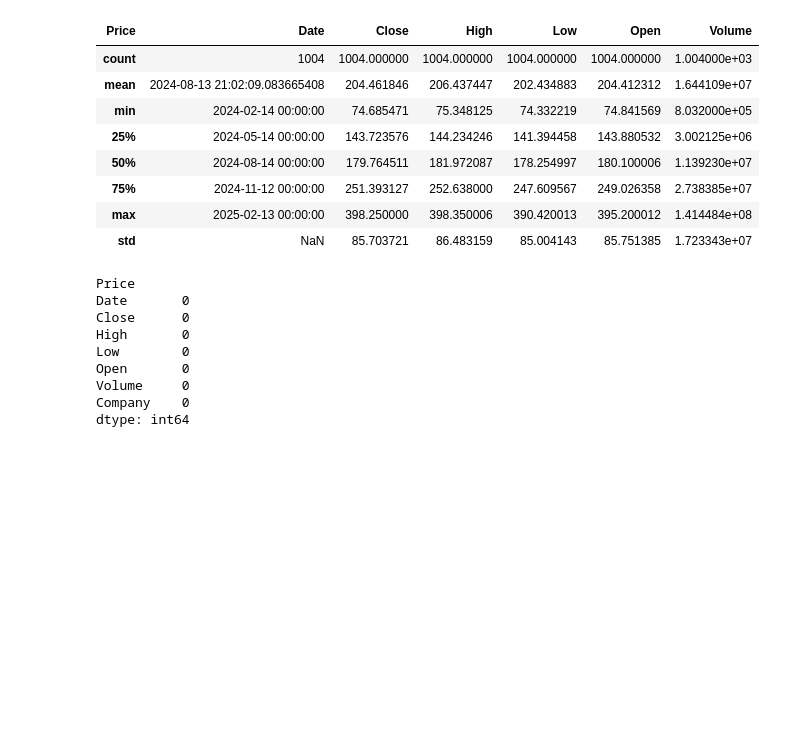
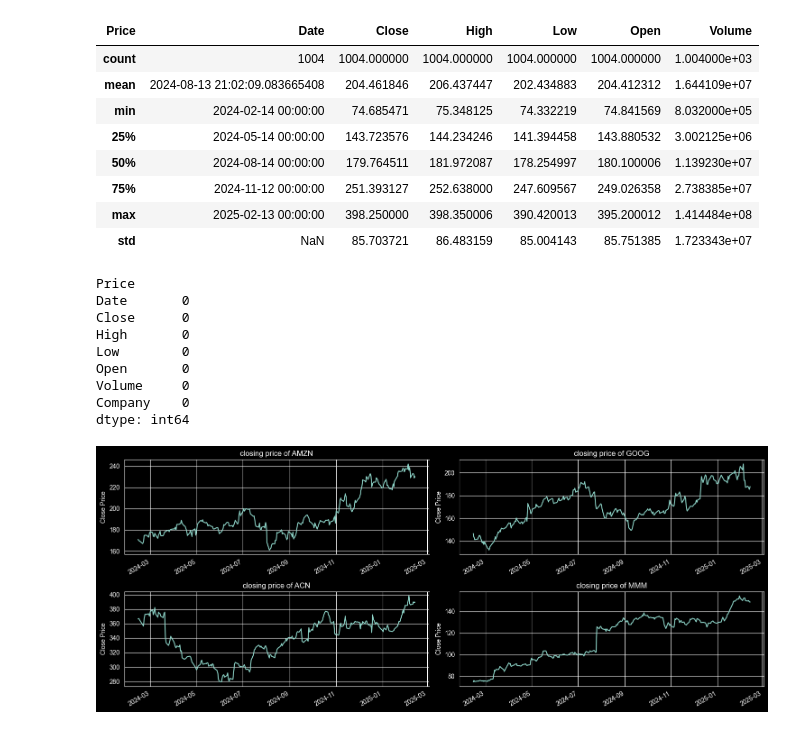
Before and after one commit to priyankaselvam4124/time-series-analysis, a Jupyter notebook: project.ipynb, the cells around one changed output. Drawn from its saved outputs; the diff is of its cells as text; code cells hidden in the pictures; blank space fills up the shorter version.

Commit message:
plot data visualizations

```diff
--- a/project.ipynb
+++ b/project.ipynb
@@ -145,3 +145,17 @@ Open       0
 Volume     0
 Company    0
 dtype: int64
+# %%
+#lets plot visualizations on closing prices
+plt.figure(figsize=(15,6))
+plt.subplots_adjust(top=1.25,bottom=1.2)
+for i,company in enumerate(company_list,1):
+    plt.subplot(2,2,i)
+    company['Close'].plot()
+    plt.ylabel('Close Price')
+    plt.xlabel(None)
+    plt.title(f"closing price of {tech_list[i-1]}")
+plt.tight_layout()
+plt.show()
+# %% [output]
+[figure, added]
```
Also changed, not shown: parts of 1 cell of this notebook.
